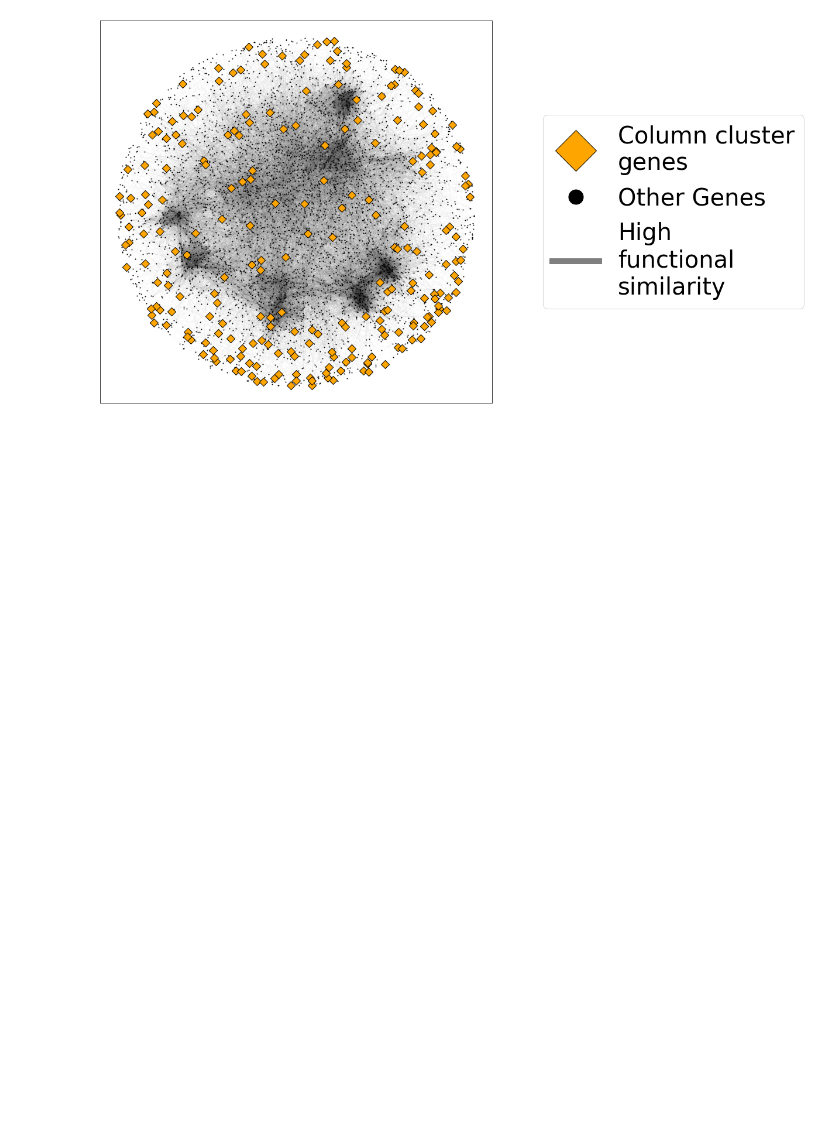
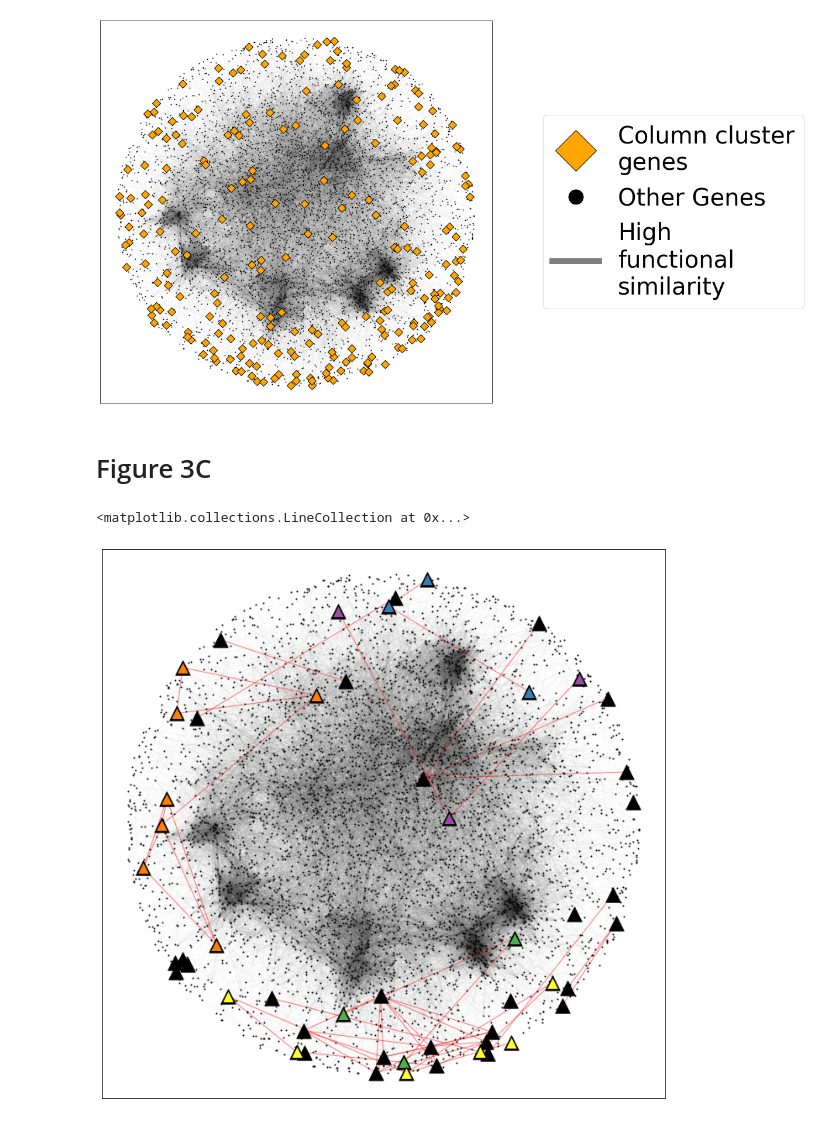
Before and after one commit to oacar/enm_package, a Jupyter notebook: notebooks/22-Figure1-bcd-051221.ipynb, the cells around one changed output. Cells and saved outputs as stored; diff of their text form; code cells hidden in the pictures; blank space fills up the shorter version.

```diff
--- a/notebooks/22-Figure1-bcd-051221.ipynb
+++ b/notebooks/22-Figure1-bcd-051221.ipynb
@@ -181,3 +181,67 @@ lgd = ax.legend(handles=legend_elements, fontsize=40,loc='center left', bbox_to_
 #plt.savefig('reports/figures/network_images_040221/colcluster_nw_map.png',bbox_inches='tight')
 # %% [output]
 [figure]
+# %% [markdown]
+# Figure 3C
+# %%
+sensors_pcc = pd.read_csv('data/interim/sensors_df.csv')
+sensor_colors = ["#377EB8", "#4DAF4A", "#984EA3", "#FF7F00", "#FFFF33"]
+sensor_order = sensors_pcc.groupby('go_group').sens.median().sort_values().index.tolist()
+# %%
+fig, ax = plt.subplots(figsize=(12,12))
+#axs = ax.ravel()
+legend_elements = [    ]
+
+#for i in range(len(sensor_order)):
+e_pcc.plot_network_spring(ax=ax,
+                          node_size=1,
+                          node_color='black',
+ #                        node_size = [100 if i in sensors_pcc.orf_name.values or i in effector_pcc.orf_name.values else 1 for i in e_pcc.nodes],
+                         #node_color = ['red' if i in sensors_pcc.orf_name.values else 'blue' if i in effector_pcc.orf_name.values else 'black' for i in e_pcc.nodes],
+                         edge_color='black',savefig=False)
+    #                         node_shape=['^' if i in sensors_pcc.orf_name.values else 'v' if i in effector_pcc.orf_name.values else 'o' for i in e_pcc.nodes])
+    # nx.draw_networkx_nodes(e_pcc.graph_gc, nodelist=sensors_pcc.orf_name.values, node_size=200, pos=pos,
+    #                           node_color='black',
+    #                           node_shape='^',edgecolors='black',
+    #                           linewidths=1)
+nx.draw_networkx_nodes(nx.induced_subgraph(e_pcc.graph_gc, sensors_pcc.orf_name.tolist()),
+                       pos=pos,
+                       node_color='black', alpha=1, node_shape='^')
+
+for itr, i in enumerate(sensor_order):
+    #print(i, effector_colors[itr])
+
+    orf_names_to_plot = sensors_pcc.loc[sensors_pcc.go_group==i, 'orf_name'].tolist()
+    nx.draw_networkx_nodes(e_pcc.graph_gc, nodelist=orf_names_to_plot, node_size=200, pos=pos,
+                          node_color=sensor_colors[itr],
+                          node_shape='^',edgecolors='black',
+                          linewidths=1)
+    legend_elements.append(
+        Line2D([0], [0], marker='^', color='black', label=f'Sensors ({i})',
+                              markerfacecolor=sensor_colors[itr], markersize=30, linestyle="None")
+    )
+ax.set_facecolor('white')
+legend_elements.append(
+        Line2D([0], [0], marker='^', color='black', label=f'Sensors (No GO Enrichments )',
+                              markerfacecolor='black', markersize=30, linestyle="None")
+    )
+legend_elements.extend(
+    [Line2D([0], [0], marker='o', color='black', label='Other Genes',
+                              markerfacecolor='black', markersize=10, linestyle="None"),
+#                    Line2D([0], [0], marker='o', color='black', label='Effectors',
+#                               markerfacecolor='black', markersize=10, linestyle="None"),
+#                    Line2D([0], [0], marker='^', color='black', label='Sensors',
+#                               markerfacecolor='black', markersize=10, linestyle="None"),
+                       Line2D([0], [0], marker='o', color='black', label= 'High functional similarity',
+                              markerfacecolor='black', markersize=0, linestyle="-", alpha=0.5, lw=10),
+                   Line2D([0], [0], marker='o', color='red', label= 'Sensor-Sensor edges',
+                              markerfacecolor='#018571', markersize=0, linestyle="-",lw=10)
+                   #Line2D([0], [0], marker='o', color='blue', label= 'Effector-Effector edges',
+    #                          markerfacecolor='#a6611a', markersize=0, linestyle="-")
+    ]
+)
+#lgd = ax.legend(handles=legend_elements, fontsize=22,loc='center left', bbox_to_anchor=(1.1, 0.5),ncol=5)
+nx.draw_networkx_edges(nx.induced_subgraph(e_pcc.graph_gc, sensors_pcc.orf_name.tolist()),pos=pos, edge_color='red', alpha=0.5)
+# %% [output]
+<matplotlib.collections.LineCollection at 0x...>
+[figure, added]
```
Also changed, not shown: parts of 12 cells of this notebook, 9 other files.
